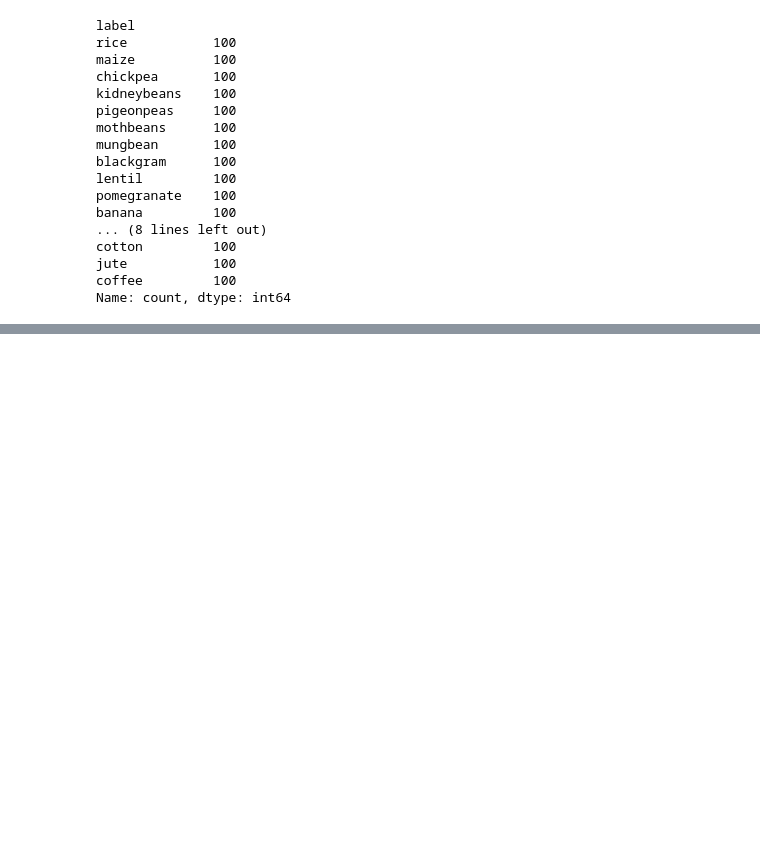
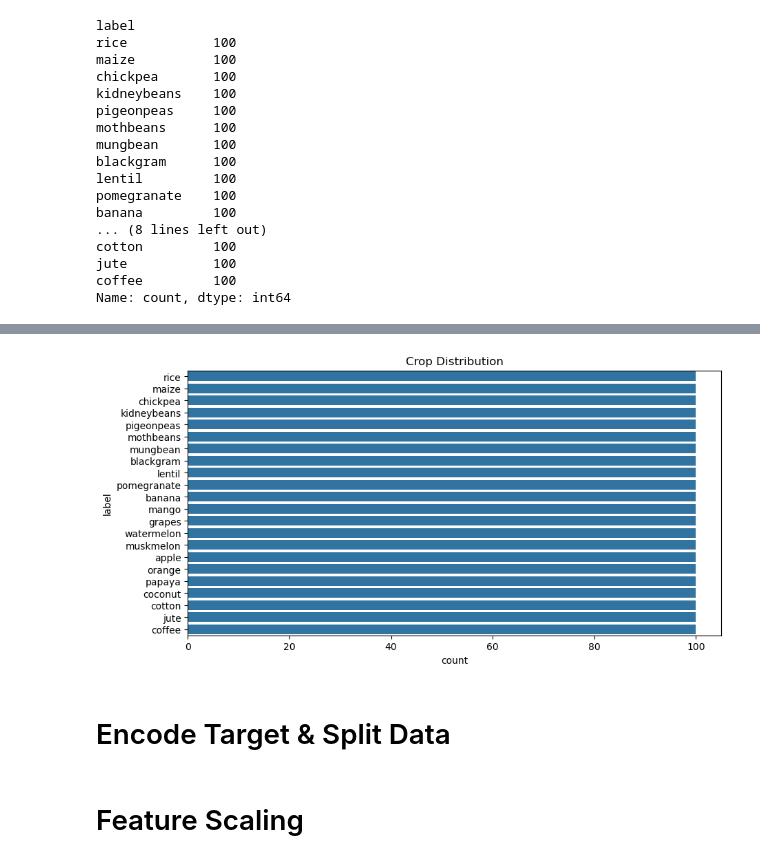
Before and after one commit to Prerna587/KrishiGpt, a Jupyter notebook: modules/crop_recommender.ipynb, the cells around one changed output, grey strips where cells are left out. Cells and saved outputs as stored; diff of their text form; code cells hidden in the pictures; blank space fills up the shorter version.

Commit message:
changes done in crop recommendation

```diff
--- a/modules/crop_recommender.ipynb
+++ b/modules/crop_recommender.ipynb
@@ -97,0 +117,9 @@ Name: count, dtype: int64
+# %%
+plt.figure(figsize=(10, 5))
+sns.countplot(y='label', data=df, order=df['label'].value_counts().index)
+plt.title("Crop Distribution")
+plt.show()
+# %% [output]
+[figure, added]
+# %% [markdown]
+# Encode Target & Split Data
@@ -101 +133,3 @@ y = df['label']
 X_train, X_test, y_train, y_test = train_test_split(X, y, test_size=0.2, random_state=42)
+# %% [markdown]
+# Feature Scaling
```
Also changed, not shown: parts of 18 cells of this notebook.
